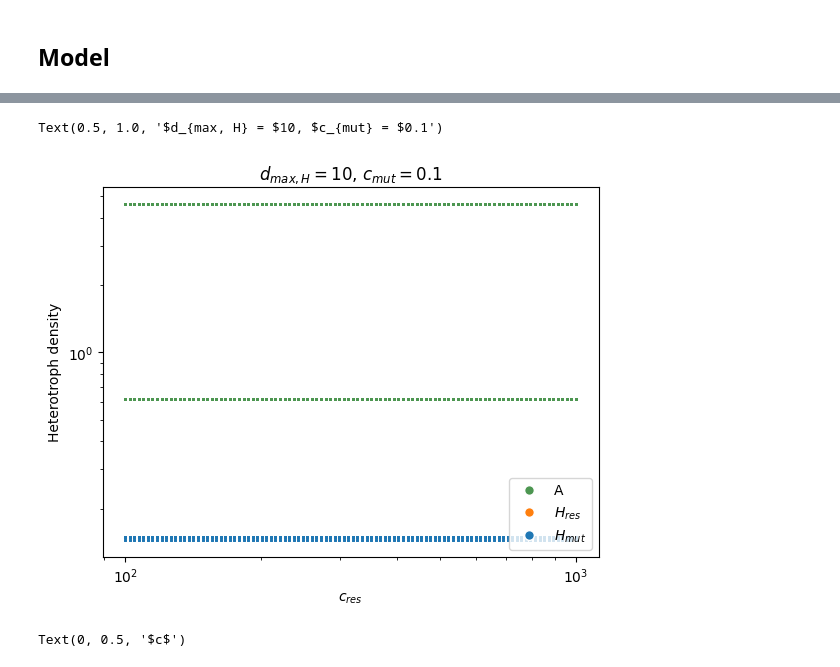
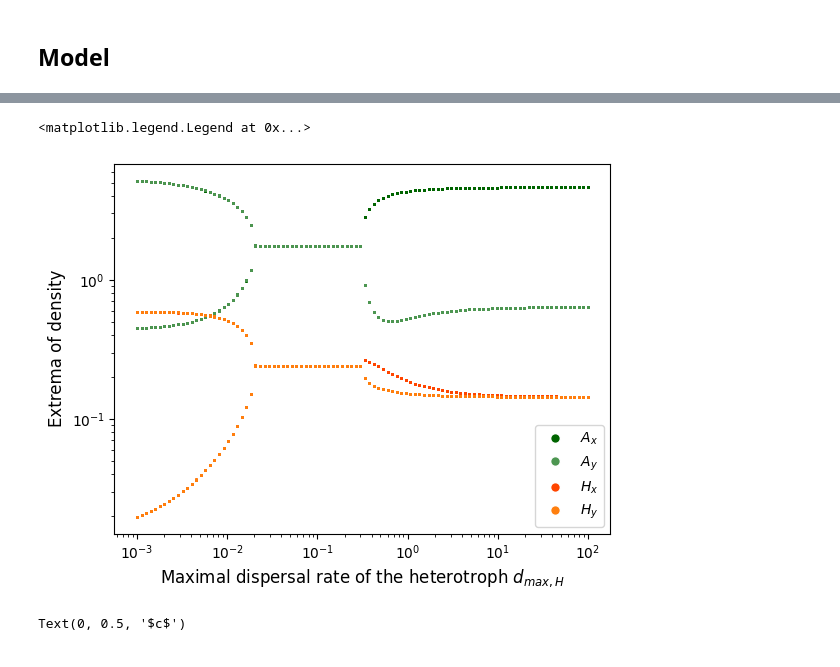
Before and after one commit to rbnmj/turingmodel, a Jupyter notebook: main_crowding2.ipynb, the cells around one changed output, grey strips where cells are left out. Saved outputs shown, nothing was run; the diff lists cells and outputs as text; code cells hidden in the pictures.

```diff
--- a/main_crowding2.ipynb
+++ b/main_crowding2.ipynb
@@ -253,30 +281,33 @@ for c_1 in tqdm(c_range):
 # np.savetxt("./data/crowding/growthrate/H1Slope.csv", slopeH1, delimiter=",")
 # np.savetxt("./data/crowding/growthrate/H2Slope.csv", slopeH2, delimiter=",")
 # %%
-plt.plot(c_range, Ax_extr, ".", markersize = 2, color="#4D9651")
-plt.plot(c_range, Ay_extr, ".", markersize = 2, color="#4D9651")
-plt.plot(c_range, H1x_extr, ".", markersize = 2, color="#FF7F0E")
-plt.plot(c_range, H1y_extr, ".", markersize = 2, color="#FF7F0E", alpha = 0.5)
-plt.plot(c_range, H2x_extr, ".", markersize = 2, color="#1F77B4")
-plt.plot(c_range, H2y_extr, ".", markersize = 2, color="#1F77B4", alpha = 0.5)
+plt.plot(d_Hmax_range, Ax_extr, ".", markersize = 2, color="darkgreen")
+plt.plot(d_Hmax_range, Ay_extr, ".", markersize = 2, color="#4D9651")
+plt.plot(d_Hmax_range, H1x_extr, ".", markersize = 2, color="orangered")
+plt.plot(d_Hmax_range, H1y_extr, ".", markersize = 2, color="#FF7F0E")#, alpha = 0.5)
+# plt.plot(d_Hmax_range, H2x_extr, ".", markersize = 2, color="#1F77B4")
+# plt.plot(d_Hmax_range, H2y_extr, ".", markersize = 2, color="#1F77B4", alpha = 0.5)
 plt.xscale("log")
 plt.yscale("log")
-plt.xlabel("$c_{res}$")
-plt.ylabel("Heterotroph density")
+plt.xlabel("Maximal dispersal rate of the heterotroph $d_{max, H}$", fontsize=12)
+plt.ylabel("Extrema of density", fontsize=12)
 #plt.ylim(10**-6,10**1)
 
 legend_elements = [
-    Line2D([0], [0], marker='o', color='w', label='A', markerfacecolor='#4D9651', markersize=7),
-    Line2D([0], [0], marker='o', color='w', label='$H_{res}$', markerfacecolor='#FF7F0E', markersize=7),
-    Line2D([0], [0], marker='o', color='w', label='$H_{mut}$', markerfacecolor='#1F77B4', markersize=7)
+    Line2D([0], [0], marker='o', color='w', label='$A_x$', markerfacecolor='darkgreen', markersize=7),
+    Line2D([0], [0], marker='o', color='w', label='$A_y$', markerfacecolor='#4D9651', markersize=7),
+    Line2D([0], [0], marker='o', color='w', label='$H_x$', markerfacecolor='orangered', markersize=7),
+Line2D([0], [0], marker='o', color='w', label='$H_y$', markerfacecolor='#FF7F0E', markersize=7)
+    #Line2D([0], [0], marker='o', color='w', label='$H_{res}$', markerfacecolor='#FF7F0E', markersize=7),
+    #Line2D([0], [0], marker='o', color='w', label='$H_{mut}$', markerfacecolor='#1F77B4', markersize=7)
 ]
 plt.legend(handles=legend_elements, loc='lower right')
 
-plt.title("$d_{max, H} = $" + str(d_Hmax1) + ", $c_{mut} = $" + str(c_2))
+#plt.title("$d_{max, H} = $" + str(d_Hmax1) + ", $c_{mut} = $" + str(c_2))
 #plt.title("$c_{res} = $" + str(c_1) + ", $c_{mut} = $" + str(c_2))
 # %% [output]
-Text(0.5, 1.0, '$d_{max, H} = $10, $c_{mut} = $0.1')
+<matplotlib.legend.Legend at 0x...>
-[figure, old version]
+[figure, new version]
 # %%
 t_end = 20000
 number_steps = 1000
```
Also changed, not shown: parts of 8 cells of this notebook, 11 other files.
